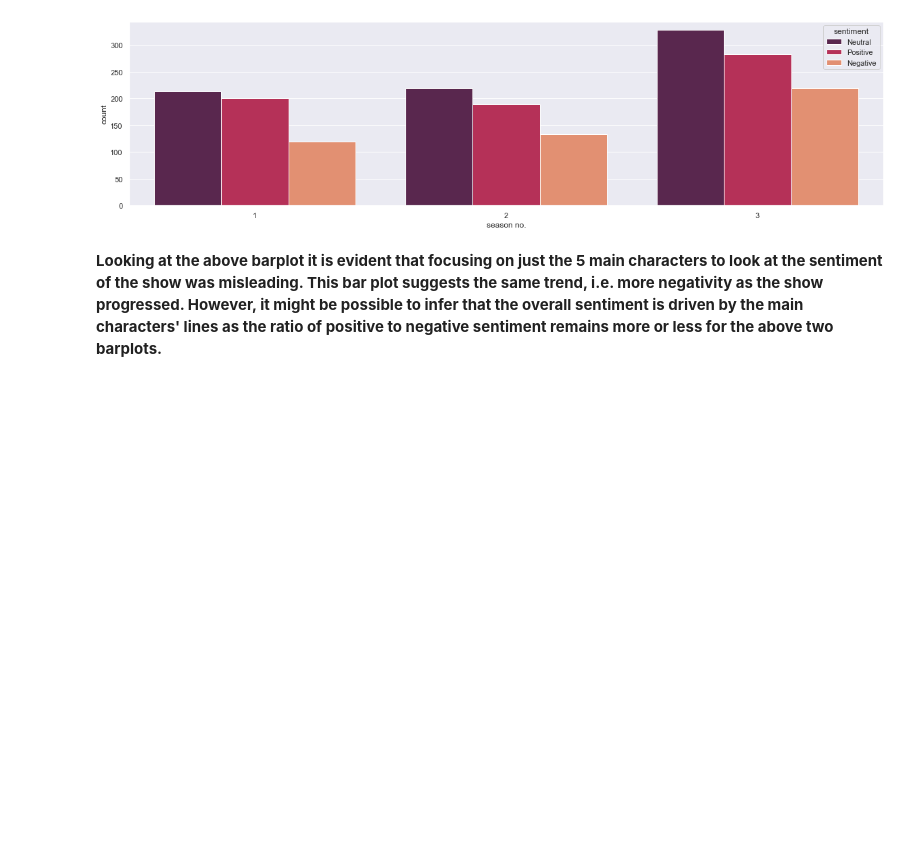
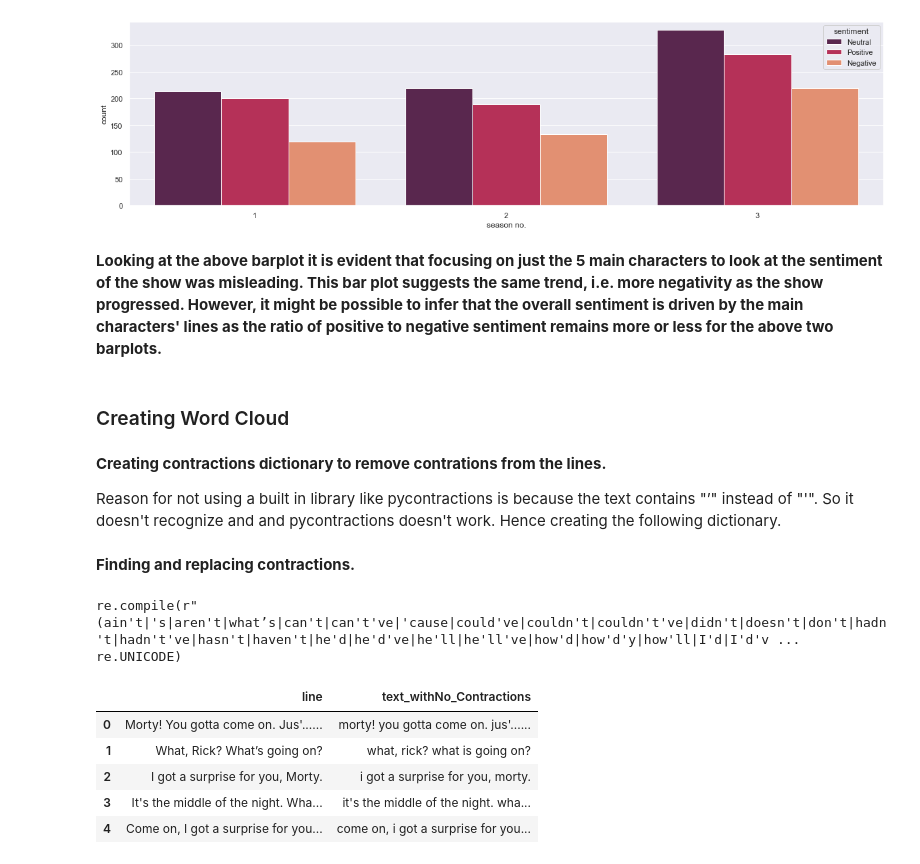
Before and after one commit to Aftab1995/Python-Text-Analysis, a Jupyter notebook: Project/Aftab-project.ipynb, the cells around one changed output. Drawn from its saved outputs; the diff is of its cells as text; code cells hidden in the pictures; blank space fills up the shorter version.

```diff
--- a/Project/Aftab-project.ipynb
+++ b/Project/Aftab-project.ipynb
@@ -305,3 +307,9 @@ sns.countplot(x='season no.', hue="sentiment", data=script, palette="rocket")
 [figure]
 # %% [markdown]
 **Looking at the above barplot it is evident that focusing on just the 5 main characters to look at the sentiment of the show was misleading. This bar plot suggests the same trend, i.e. more negativity as the show progressed. However, it might be possible to infer that the overall sentiment is driven by the main characters' lines as the ratio of positive to negative sentiment remains more or less for the above two barplots.**
+# %% [markdown]
+### Creating Word Cloud
+# %% [markdown]
+**Creating contractions dictionary to remove contrations from the lines.**
+
+Reason for not using a built in library like pycontractions is because the text contains "’" instead of "'". So it doesn't recognize and and pycontractions doesn't work. Hence creating the following dictionary.
@@ -307,0 +354,31 @@ sns.countplot(x='season no.', hue="sentiment", data=script, palette="rocket")
+# %% [markdown]
+**Finding and replacing contractions.**
+# %%
+contractions_re
+# %% [output]
+re.compile(r"(ain't|'s|aren't|what’s|can't|can't've|'cause|could've|couldn't|couldn't've|didn't|doesn't|don't|hadn't|hadn't've|hasn't|haven't|he'd|he'd've|he'll|he'll've|how'd|how'd'y|how'll|I'd|I'd'v ...
+re.UNICODE)
+# %%
+# Regular Expression for finding contractions:
+
+import re
+
+contractions_re = re.compile('(%s)' % '|'.join(contractions_dict.keys()))
+
+
+# Function for expanding contractions:
+def expand_contractions(text, contractions_dict=contractions_dict):
+    def replace(match):
+        return contractions_dict[match.group(0)]
+    return contractions_re.sub(replace, text)
+
+script['line_lower'] = script['line'].apply(lambda x: x.lower())
+script['text_withNo_Contractions'] = script['line_lower'].apply(lambda x: expand_contractions(x))
+script[['line','text_withNo_Contractions']].head()
+# %% [output]
+|  | line | text_withNo_Contractions |
+| 0 | Morty! You gotta come on. Jus'...... | morty! you gotta come on. jus'...... |
+| 1 | What, Rick? What’s going on? | what, rick? what is going on? |
+| 2 | I got a surprise for you, Morty. | i got a surprise for you, morty. |
+| 3 | It's the middle of the night. Wha... | it's the middle of the night. wha... |
+| 4 | Come on, I got a surprise for you... | come on, i got a surprise for you... |
```
Also changed, not shown: parts of 14 cells of this notebook.
